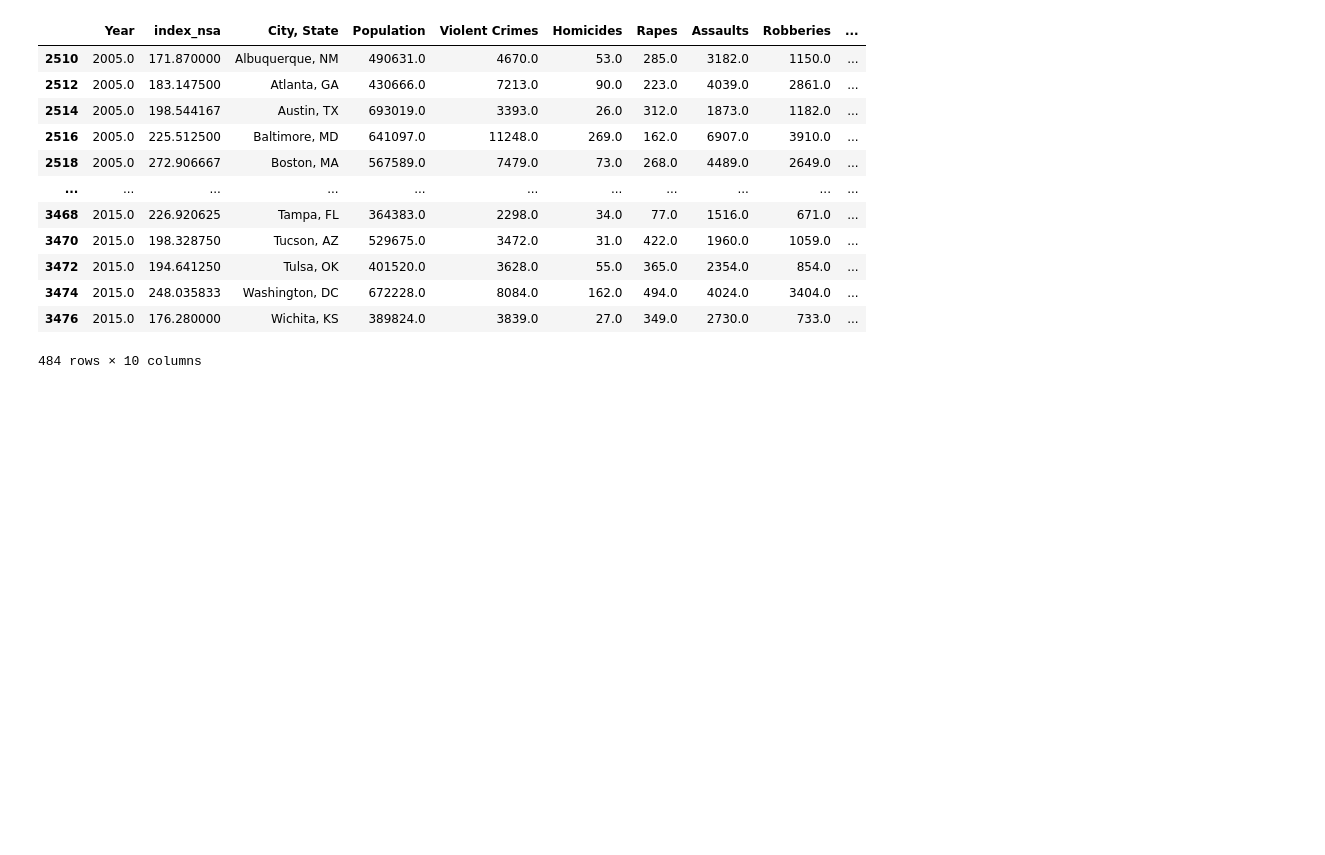
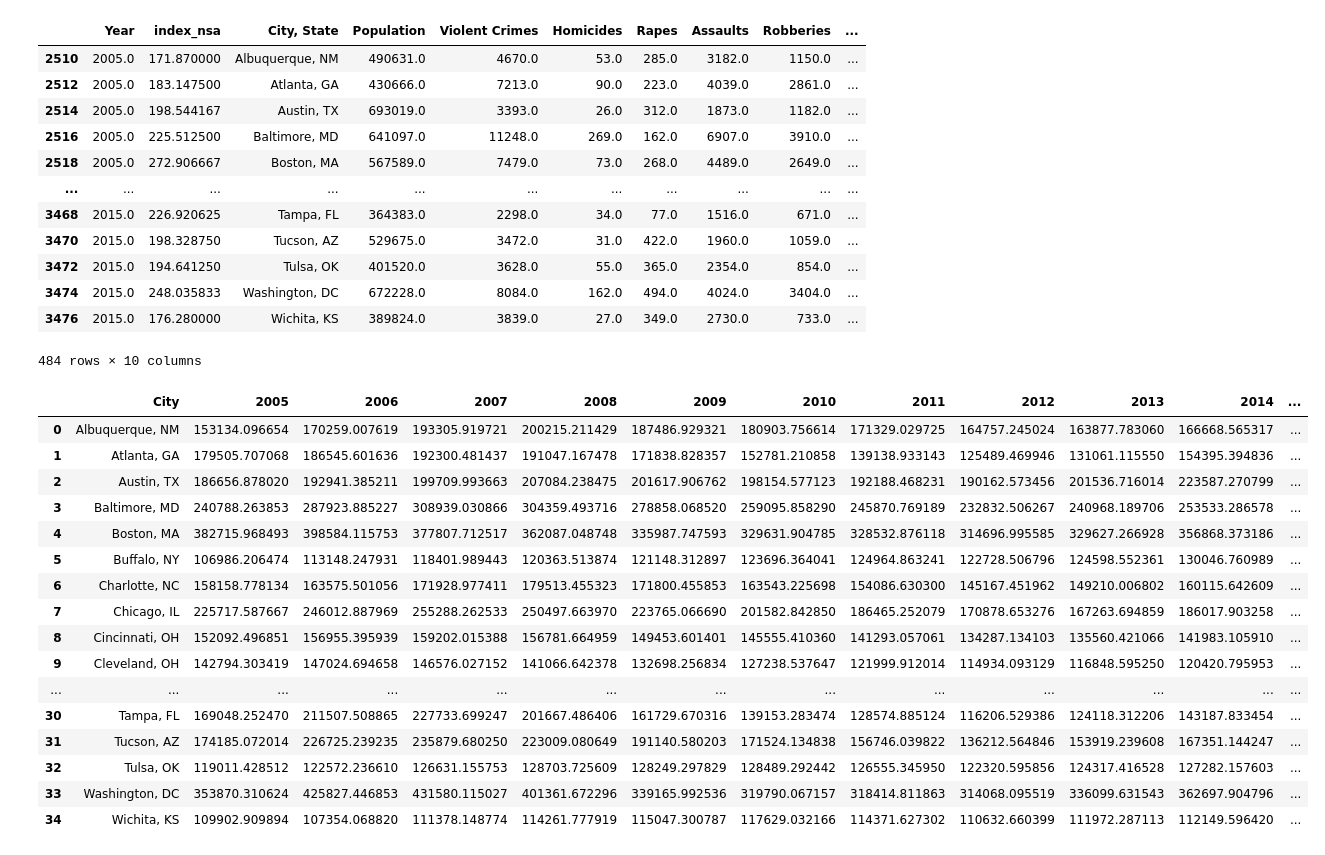
Before and after one commit to ArnavGupta22/PropertyPulse, a Jupyter notebook: djangoProject/djangoProject/DataProcessing/data_processing.ipynb, the cells around one changed output. Drawn from its saved outputs; the diff is of its cells as text; code cells hidden in the pictures; blank space fills up the shorter version.

Commit message:
Cleaned up house prices dataset and added it to csv files

```diff
--- a/djangoProject/djangoProject/DataProcessing/data_processing.ipynb
+++ b/djangoProject/djangoProject/DataProcessing/data_processing.ipynb
@@ -279,3 +279,36 @@ df_unem_cr.reset_index(inplace=True)
 df_unem_cr= df_unem_cr.drop(columns=['index'], errors='ignore')
 df_age_cr.reset_index(inplace=True)
 df_age_cr= df_age_cr.drop(columns=['index'], errors='ignore')
+# %%
+houseprices = pd.read_csv("../data/house_price.csv")
+df_house = houseprices[houseprices["RegionName"].isin(uniquecities)]
+# %%
+housedata = df_house[["RegionName", "2005-01-31", "2006-01-31", "2007-01-31", "2008-01-31", "2009-01-31", "2010-01-31", "2011-01-31", "2012-01-31", "2013-01-31", "2014-01-31", "2015-01-31"]]
+housedata = housedata.sort_values(by='RegionName')
+housedata.reset_index(inplace=True)
+housedata= housedata.drop(columns=['index'], errors='ignore')
+# %%
+housedata
+housedata.columns = [col[:4] for col in housedata.columns]
+# %%
+housedata.rename(columns={'Regi': 'City'}, inplace=True)
+# %%
+housedata
+# %% [output]
+|  | City | 2005 | 2006 | 2007 | 2008 | 2009 | 2010 | 2011 | 2012 | 2013 | 2014 | ... |
+| 0 | Albuquerque, NM | 153134.096654 | 170259.007619 | 193305.919721 | 200215.211429 | 187486.929321 | 180903.756614 | 171329.029725 | 164757.245024 | 163877.783060 | 166668.565317 | ... |
+| 1 | Atlanta, GA | 179505.707068 | 186545.601636 | 192300.481437 | 191047.167478 | 171838.828357 | 152781.210858 | 139138.933143 | 125489.469946 | 131061.115550 | 154395.394836 | ... |
+| 2 | Austin, TX | 186656.878020 | 192941.385211 | 199709.993663 | 207084.238475 | 201617.906762 | 198154.577123 | 192188.468231 | 190162.573456 | 201536.716014 | 223587.270799 | ... |
+| 3 | Baltimore, MD | 240788.263853 | 287923.885227 | 308939.030866 | 304359.493716 | 278858.068520 | 259095.858290 | 245870.769189 | 232832.506267 | 240968.189706 | 253533.286578 | ... |
+| 4 | Boston, MA | 382715.968493 | 398584.115753 | 377807.712517 | 362087.048748 | 335987.747593 | 329631.904785 | 328532.876118 | 314696.995585 | 329627.266928 | 356868.373186 | ... |
+| 5 | Buffalo, NY | 106986.206474 | 113148.247931 | 118401.989443 | 120363.513874 | 121148.312897 | 123696.364041 | 124964.863241 | 122728.506796 | 124598.552361 | 130046.760989 | ... |
+| 6 | Charlotte, NC | 158158.778134 | 163575.501056 | 171928.977411 | 179513.455323 | 171800.455853 | 163543.225698 | 154086.630300 | 145167.451962 | 149210.006802 | 160115.642609 | ... |
+| 7 | Chicago, IL | 225717.587667 | 246012.887969 | 255288.262533 | 250497.663970 | 223765.066690 | 201582.842850 | 186465.252079 | 170878.653276 | 167263.694859 | 186017.903258 | ... |
+| 8 | Cincinnati, OH | 152092.496851 | 156955.395939 | 159202.015388 | 156781.664959 | 149453.601401 | 145555.410360 | 141293.057061 | 134287.134103 | 135560.421066 | 141983.105910 | ... |
+| 9 | Cleveland, OH | 142794.303419 | 147024.694658 | 146576.027152 | 141066.642378 | 132698.256834 | 127238.537647 | 121999.912014 | 114934.093129 | 116848.595250 | 120420.795953 | ... |
+| ... | ... | ... | ... | ... | ... | ... | ... | ... | ... | ... | ... | ... |
+| 30 | Tampa, FL | 169048.252470 | 211507.508865 | 227733.699247 | 201667.486406 | 161729.670316 | 139153.283474 | 128574.885124 | 116206.529386 | 124118.312206 | 143187.833454 | ... |
+| 31 | Tucson, AZ | 174185.072014 | 226725.239235 | 235879.680250 | 223009.080649 | 191140.580203 | 171524.134838 | 156746.039822 | 136212.564846 | 153919.239608 | 167351.144247 | ... |
+| 32 | Tulsa, OK | 119011.428512 | 122572.236610 | 126631.155753 | 128703.725609 | 128249.297829 | 128489.292442 | 126555.345950 | 122320.595856 | 124317.416528 | 127282.157603 | ... |
+| 33 | Washington, DC | 353870.310624 | 425827.446853 | 431580.115027 | 401361.672296 | 339165.992536 | 319790.067157 | 318414.811863 | 314068.095519 | 336099.631543 | 362697.904796 | ... |
+| 34 | Wichita, KS | 109902.909894 | 107354.068820 | 111378.148774 | 114261.777919 | 115047.300787 | 117629.032166 | 114371.627302 | 110632.660399 | 111972.287113 | 112149.596420 | ... |
```
Also changed, not shown: parts of 2 cells of this notebook, 9 other files.
